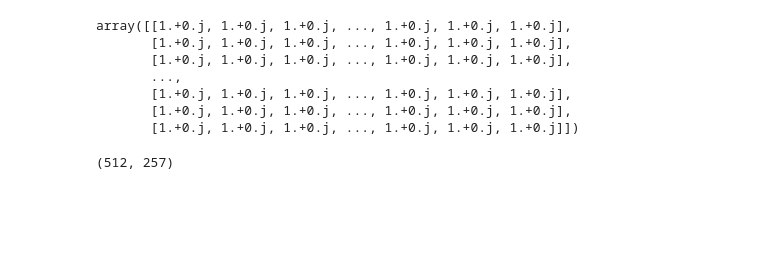
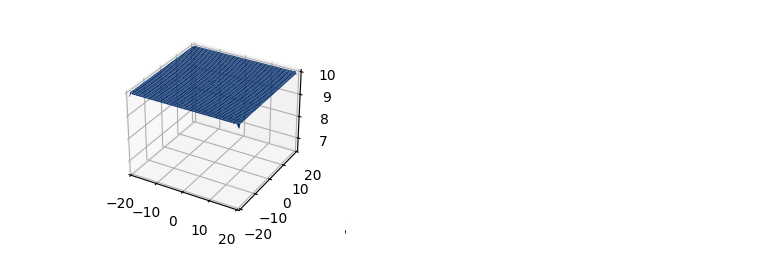
Before and after one commit to Danielslimaa/HNC-cartesian, a Jupyter notebook: main.ipynb, the cells around one changed output. Saved outputs shown, nothing was run; the diff lists cells and outputs as text; code cells hidden in the pictures; blank space fills up the shorter version.

```diff
--- a/main.ipynb
+++ b/main.ipynb
@@ -129,18 +136,19 @@ i = 9, error = nan
-# %%
-g = np.ones((N,N))
-S = np.ones((N,N))
-
-S = 1 + rho * rfft2(g-1)
-S
-# %% [output]
-array([[1.+0.j, 1.+0.j, 1.+0.j, ..., 1.+0.j, 1.+0.j, 1.+0.j],
-       [1.+0.j, 1.+0.j, 1.+0.j, ..., 1.+0.j, 1.+0.j, 1.+0.j],
-       [1.+0.j, 1.+0.j, 1.+0.j, ..., 1.+0.j, 1.+0.j, 1.+0.j],
-       ...,
-       [1.+0.j, 1.+0.j, 1.+0.j, ..., 1.+0.j, 1.+0.j, 1.+0.j],
-       [1.+0.j, 1.+0.j, 1.+0.j, ..., 1.+0.j, 1.+0.j, 1.+0.j],
-       [1.+0.j, 1.+0.j, 1.+0.j, ..., 1.+0.j, 1.+0.j, 1.+0.j]])
-# %%
-S.shape
-# %% [output]
-(512, 257)
+# %%
+v = U*np.exp(-X*X-Y*Y)
+
+from matplotlib import cm
+
+plt.style.use('_mpl-gallery')
+Z = g
+fig, ax = plt.subplots(subplot_kw={"projection": "3d"})
+ax.plot_surface(X, Y, Z, vmin=Z.min(), cmap=cm.Blues)
+
+#ax.set(xticklabels=[], yticklabels=[], zticklabels=[])
+
+ax.set_xlim([l.min(),l.max()])
+ax.set_zlim([Z.min(),Z.max()])
+ax.set_ylim([l.min(),l.max()])
+
+plt.show()
+# %% [output]
+[figure, added]
```
Also changed, not shown: parts of 3 cells of this notebook.
